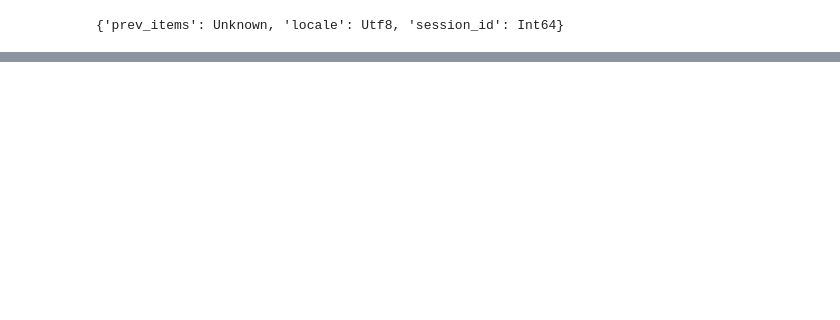
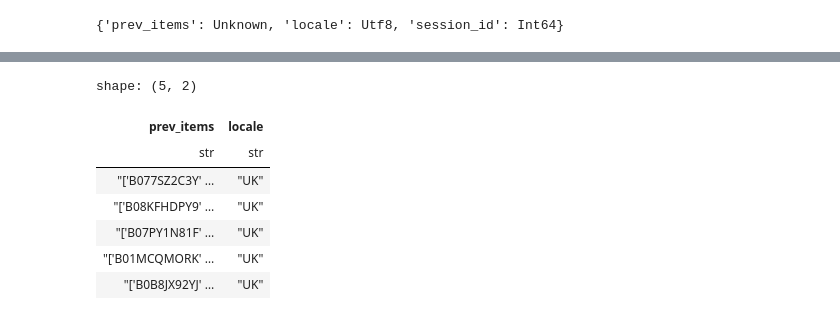
Before and after one commit to xiaoye-hua/Amazon_KDD_Cup_2023, a Jupyter notebook: notebooks/2_task1_rank.ipynb, the cells around one changed output, grey strips where cells are left out. Saved outputs shown, nothing was run; the diff lists cells and outputs as text; code cells hidden in the pictures; blank space fills up the shorter version.

```diff
--- a/notebooks/2_task1_rank.ipynb
+++ b/notebooks/2_task1_rank.ipynb
@@ -545,0 +830,11 @@ predictions.to_parquet('../data/sub_files/rank_v3.parque', engine='pyarrow')
+# %%
+test_df.tail().collect()
+# %% [output]
+shape: (5, 2)
+| prev_items | locale |
+| str | str |
+| "['B077SZ2C3Y' … | "UK" |
+| "['B08KFHDPY9' … | "UK" |
+| "['B07PY1N81F' … | "UK" |
+| "['B01MCQMORK' … | "UK" |
+| "['B0B8JX92YJ' … | "UK" |
```
Also changed, not shown: parts of 54 cells of this notebook, 3 other files.
